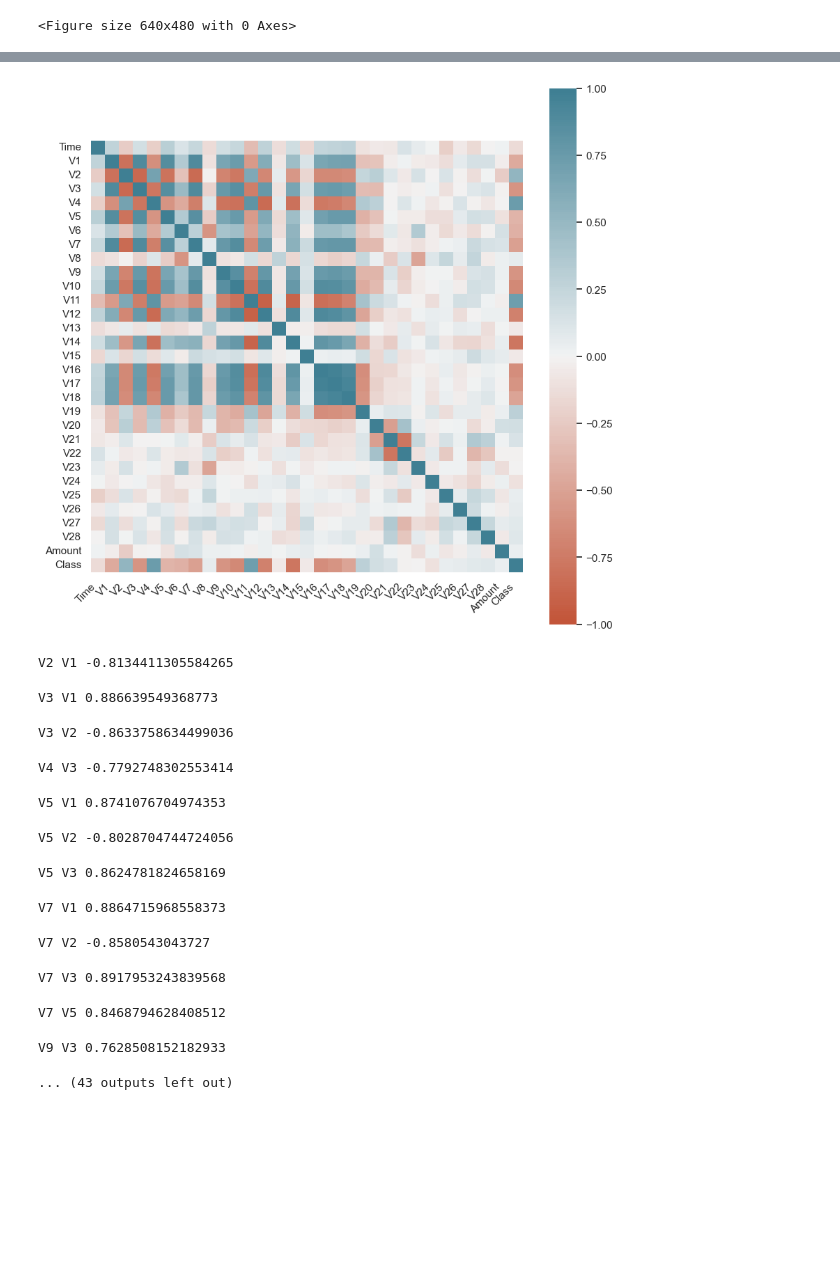
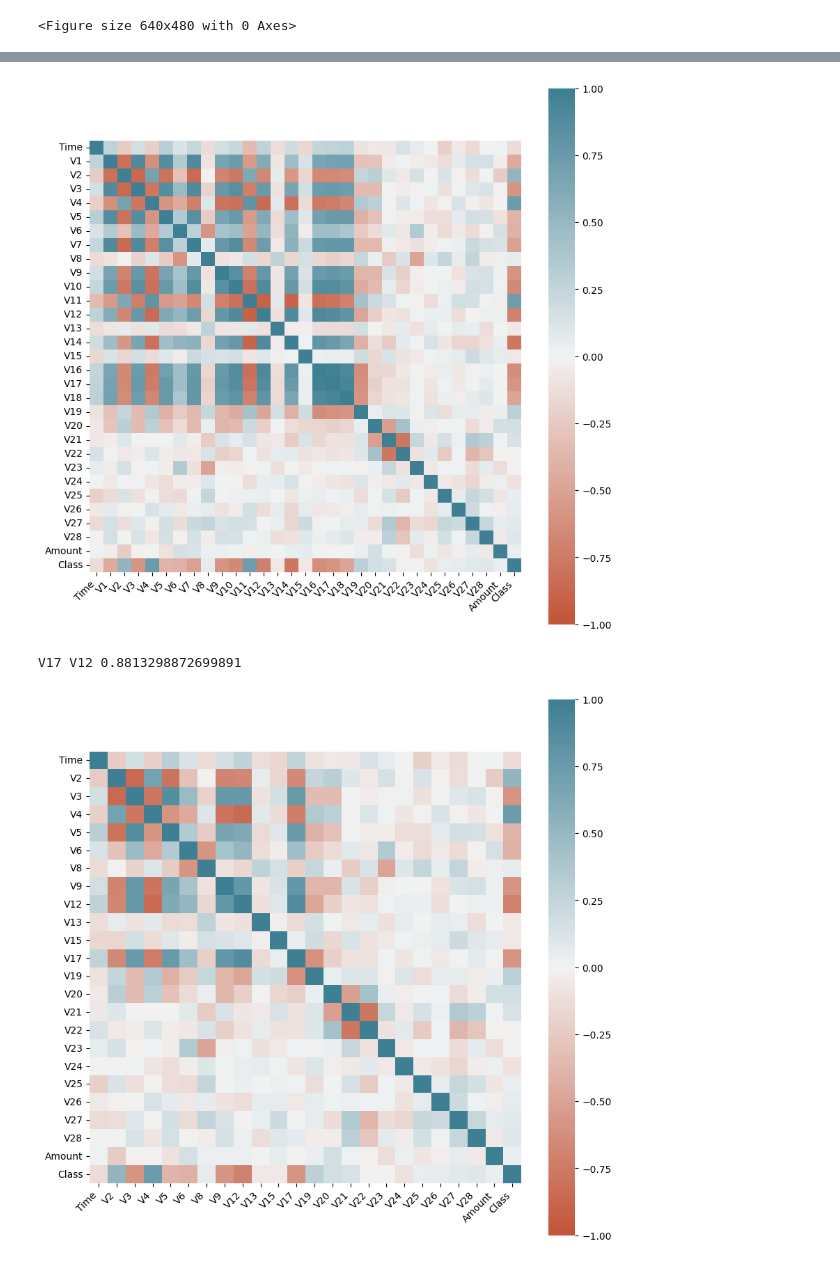
Before and after one commit to cracksuxer/TID_Grupo, a Jupyter notebook: index.ipynb, the cells around one changed output, grey strips where cells are left out. Cells and saved outputs as stored; diff of their text form; code cells hidden in the pictures; blank space fills up the shorter version.

```diff
--- a/index.ipynb
+++ b/index.ipynb
@@ -74,7 +74,7 @@ def encode_categorical_columns(data):
 
     return data
 # %%
-credit_df = pd.read_csv('creditcard.csv')
+credit_df = pd.read_csv('./data/creditcard.csv')
 # %% [markdown]
 #### No hay datos no numéricos ni faltantes
 # %%
@@ -215,27 +217,37 @@ ax.set_xticklabels(
     ax.get_xticklabels(),
     rotation=45,
     horizontalalignment='right'
-);
+)
 
 plt.savefig('./correlation_matrix.png')
 # %% [output]
-[figure, old version]
+[figure, new version]
 # %%
 for i in range(len(credit_df_resampled.columns)):
     for j in range(i):
-        if abs(data_corr.iloc[i, j]) > 0.75:
+        if abs(data_corr.iloc[i, j]) > 0.88:
             print(data_corr.columns[i], data_corr.columns[j], data_corr.iloc[i, j])
 # %% [output]
-V2 V1 -0.8134411305584265
+V17 V12 0.8813298872699891
-V3 V1 0.886639549368773
-V3 V2 -0.8633758634499036
-V4 V3 -0.7792748302553414
-V5 V1 0.8741076704974353
-V5 V2 -0.8028704744724056
-V5 V3 0.8624781824658169
-V7 V1 0.8864715968558373
-V7 V2 -0.8580543043727
-V7 V3 0.8917953243839568
-V7 V5 0.8468794628408512
-V9 V3 0.7628508152182933
-... (43 outputs left out)
+# %%
+credit_df_resampled = credit_df_resampled.drop(['V1', 'V7', 'V10', 'V11', 'V14', 'V16', 'V18'], axis = 1)
+# %%
+data_corr = credit_df_resampled.corr()
+
+plt.figure(figsize=(10,10))
+ax = sns.heatmap(
+    data_corr,
+    vmin=-1, vmax=1, center=0,
+    cmap=sns.diverging_palette(20, 220, n=200),
+    square=True
+)
+
+ax.set_xticklabels(
+    ax.get_xticklabels(),
+    rotation=45,
+    horizontalalignment='right'
+)
+
+plt.savefig('./correlation_matrix.png')
+# %% [output]
+[figure, added]
```
Also changed, not shown: parts of 5 cells of this notebook, 34 other files.
